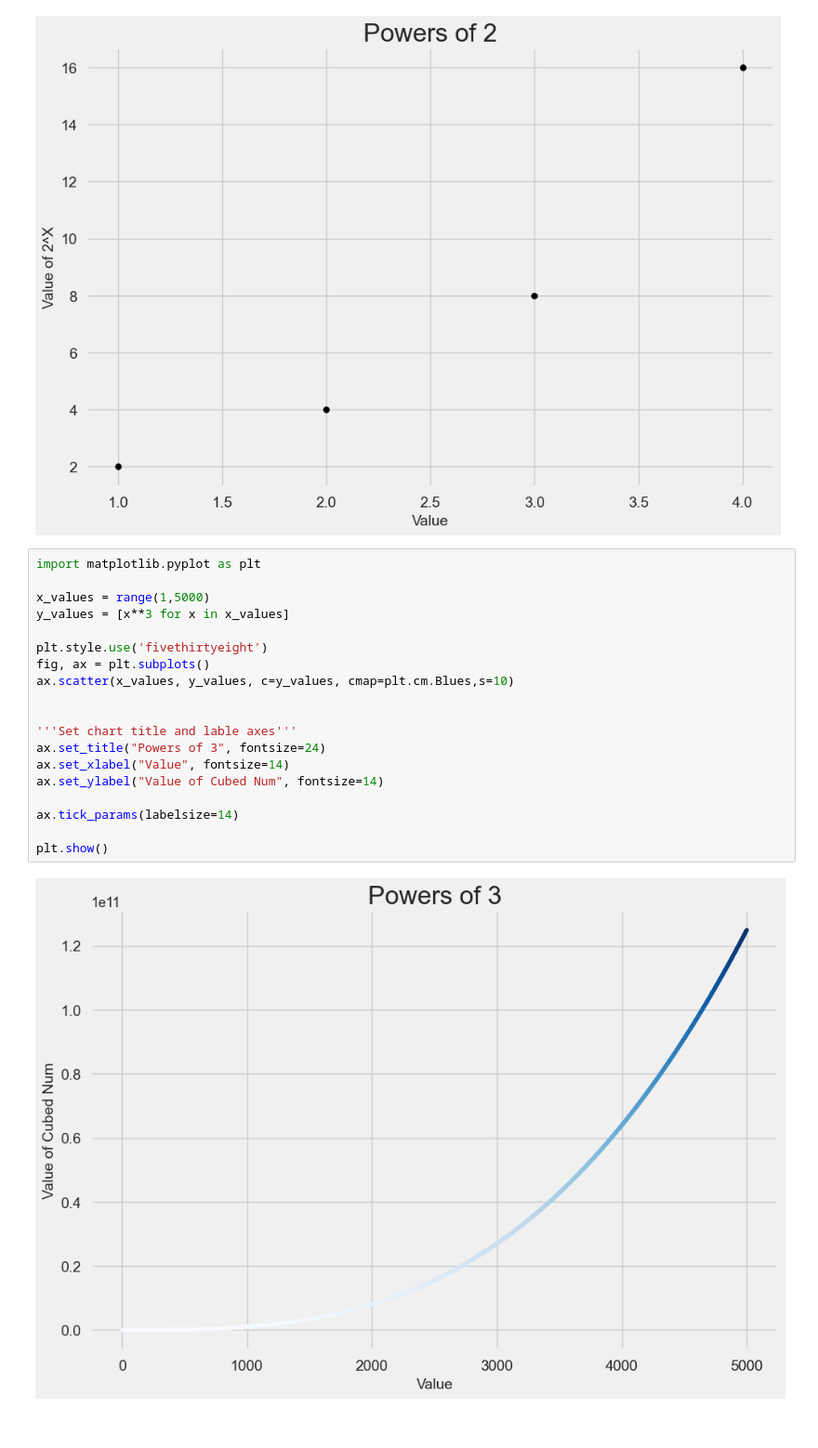
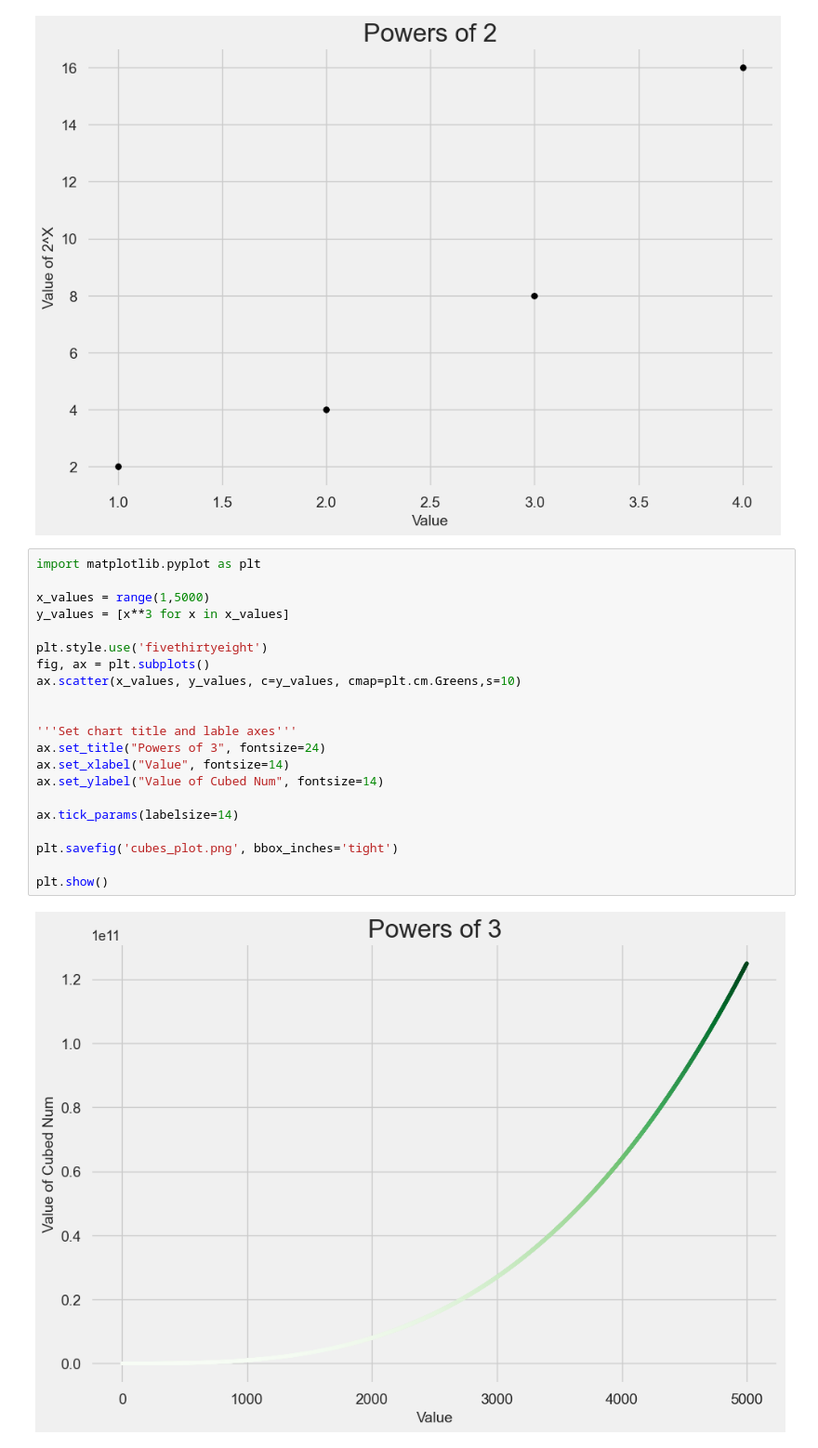
Before and after one commit to JonnyV-22/Python-Scratch-Repo, a Jupyter notebook: python_work/Generating_Data/data_vis.ipynb, the cells around one changed output. Shown at 93% size. Saved outputs shown, nothing was run; the diff lists cells and outputs as text.

```diff
--- a/python_work/Generating_Data/data_vis.ipynb
+++ b/python_work/Generating_Data/data_vis.ipynb
@@ -28,21 +28,23 @@ plt.show()
 # %%
 import matplotlib.pyplot as plt
 
 x_values = range(1,5000)
 y_values = [x**3 for x in x_values]
 
 plt.style.use('fivethirtyeight')
 fig, ax = plt.subplots()
-ax.scatter(x_values, y_values, c=y_values, cmap=plt.cm.Blues,s=10)
+ax.scatter(x_values, y_values, c=y_values, cmap=plt.cm.Greens,s=10)
 
 
 '''Set chart title and lable axes'''
 ax.set_title("Powers of 3", fontsize=24)
 ax.set_xlabel("Value", fontsize=14)
 ax.set_ylabel("Value of Cubed Num", fontsize=14)
 
 ax.tick_params(labelsize=14)
 
+plt.savefig('cubes_plot.png', bbox_inches='tight')
+
 plt.show()
 # %% [output]
-[figure, old version]
+[figure, new version]
```
Also changed, not shown: 1 other file.
